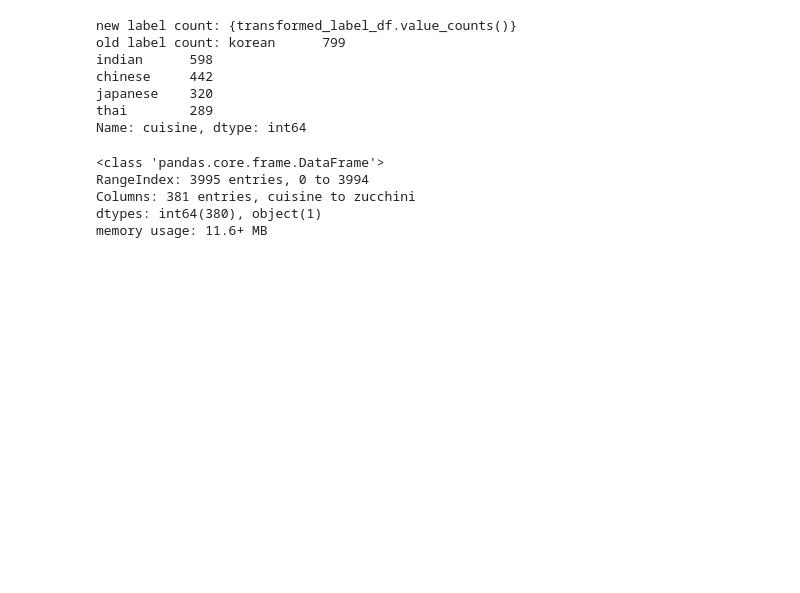
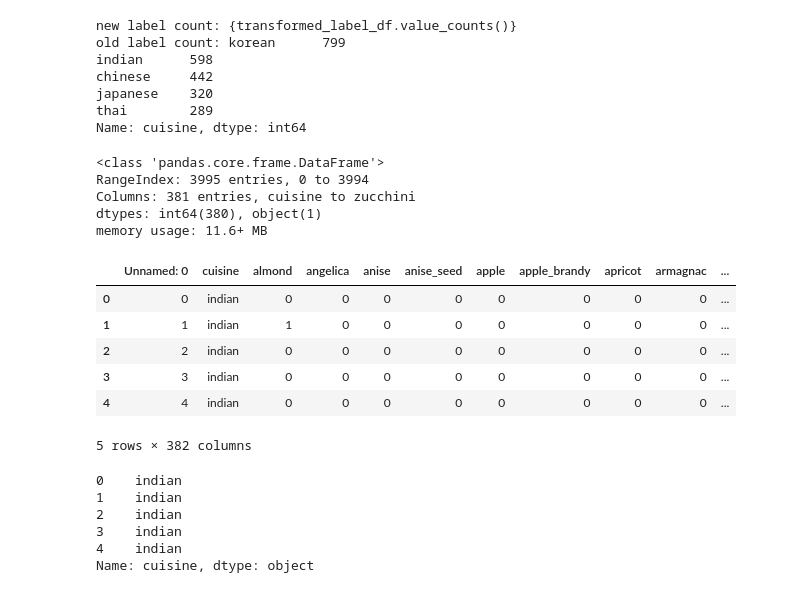
Before and after one commit to Malherbe/SummerCoding, a Jupyter notebook: MachineLearning/classifier.ipynb, the cells around one changed output. Cells and saved outputs as stored; diff of their text form; code cells hidden in the pictures; blank space fills up the shorter version.

```diff
--- a/MachineLearning/classifier.ipynb
+++ b/MachineLearning/classifier.ipynb
@@ -121,3 +121,15 @@ RangeIndex: 3995 entries, 0 to 3994
 Columns: 381 entries, cuisine to zucchini
 dtypes: int64(380), object(1)
 memory usage: 11.6+ MB
+# %%
+import pandas as pd
+cuisines_df = pd.read_csv("./data/cleaned_cuisines.csv")
+cuisines_df.head()
+# %% [output]
+|  | Unnamed: 0 | cuisine | almond | angelica | anise | anise_seed | apple | apple_brandy | apricot | armagnac | ... |
+| 0 | 0 | indian | 0 | 0 | 0 | 0 | 0 | 0 | 0 | 0 | ... |
+| 1 | 1 | indian | 1 | 0 | 0 | 0 | 0 | 0 | 0 | 0 | ... |
+| 2 | 2 | indian | 0 | 0 | 0 | 0 | 0 | 0 | 0 | 0 | ... |
+| 3 | 3 | indian | 0 | 0 | 0 | 0 | 0 | 0 | 0 | 0 | ... |
+| 4 | 4 | indian | 0 | 0 | 0 | 0 | 0 | 0 | 0 | 0 | ... |
+5 rows × 382 columns
@@ -123,0 +142,10 @@ memory usage: 11.6+ MB
+# %%
+cuisines_label_df = cuisines_df['cuisine']
+cuisines_label_df.head()
+# %% [output]
+0    indian
+1    indian
+2    indian
+3    indian
+4    indian
+Name: cuisine, dtype: object
```
Also changed, not shown: parts of 2 cells of this notebook.
